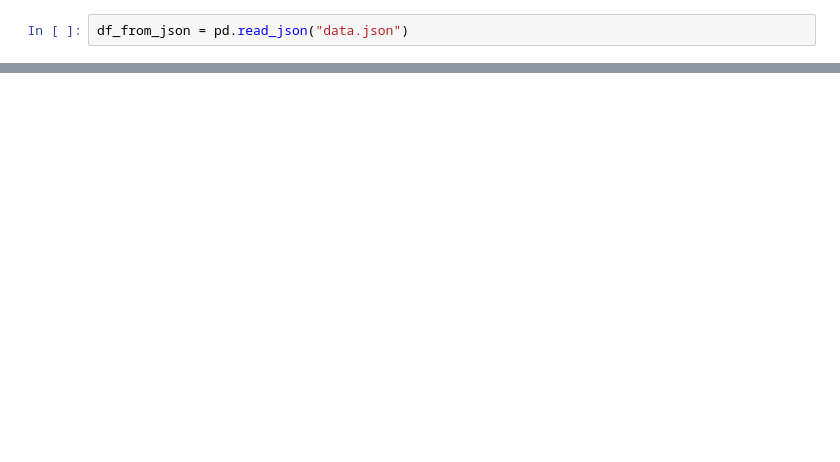
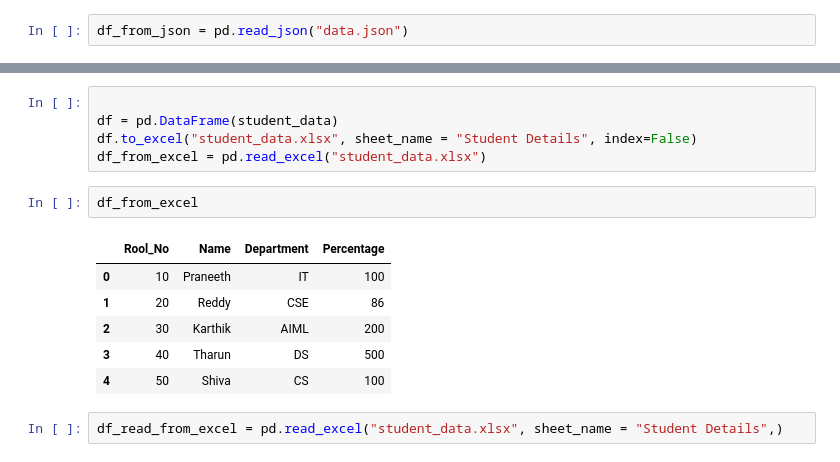
Before and after one commit to Praneeth-Gandodi/DS, a Jupyter notebook: LAB_1/dsa_lab_1.ipynb, the cells around one changed output, grey strips where cells are left out. Cells and saved outputs as stored; diff of their text form; blank space fills up the shorter version.

```diff
--- a/LAB_1/dsa_lab_1.ipynb
+++ b/LAB_1/dsa_lab_1.ipynb
@@ -81,0 +136,16 @@ df_from_json.head()
+# %%
+
+df = pd.DataFrame(student_data)
+df.to_excel("student_data.xlsx", sheet_name = "Student Details", index=False)
+df_from_excel = pd.read_excel("student_data.xlsx")
+# %%
+df_from_excel
+# %% [output]
+|  | Rool_No | Name | Department | Percentage |
+| 0 | 10 | Praneeth | IT | 100 |
+| 1 | 20 | Reddy | CSE | 86 |
+| 2 | 30 | Karthik | AIML | 200 |
+| 3 | 40 | Tharun | DS | 500 |
+| 4 | 50 | Shiva | CS | 100 |
+# %%
+df_read_from_excel = pd.read_excel("student_data.xlsx", sheet_name = "Student Details",)
```
Also changed, not shown: parts of 19 cells of this notebook, 9 other files.
